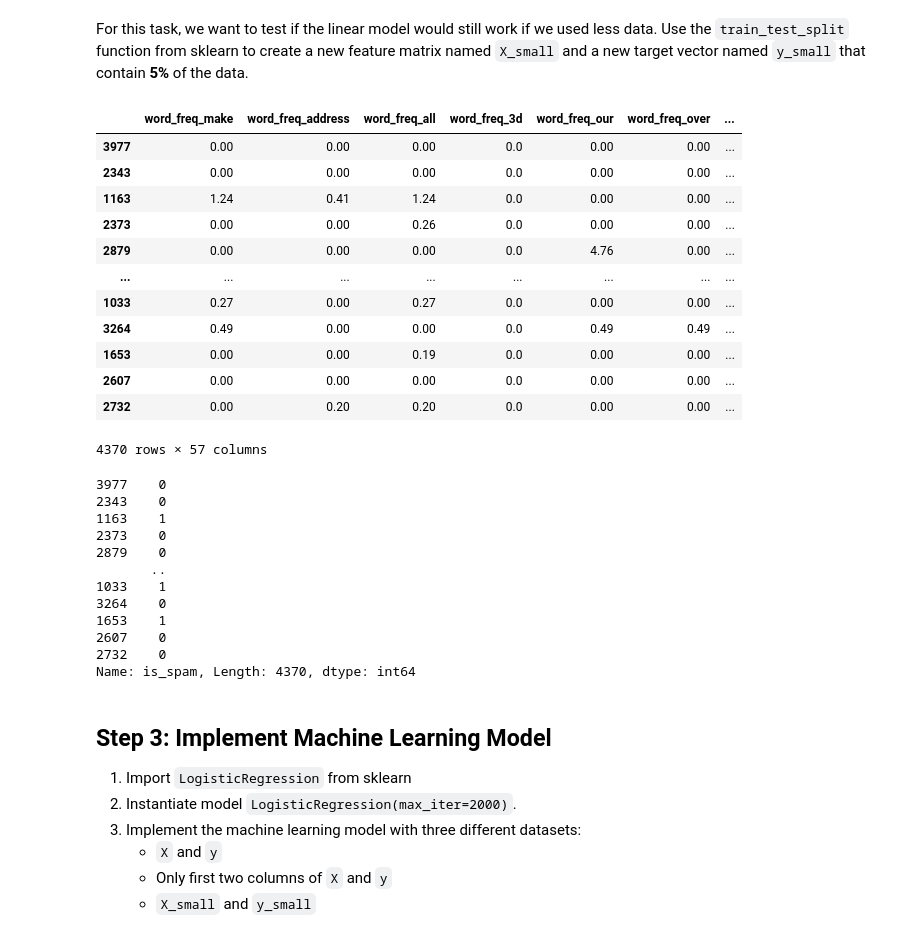
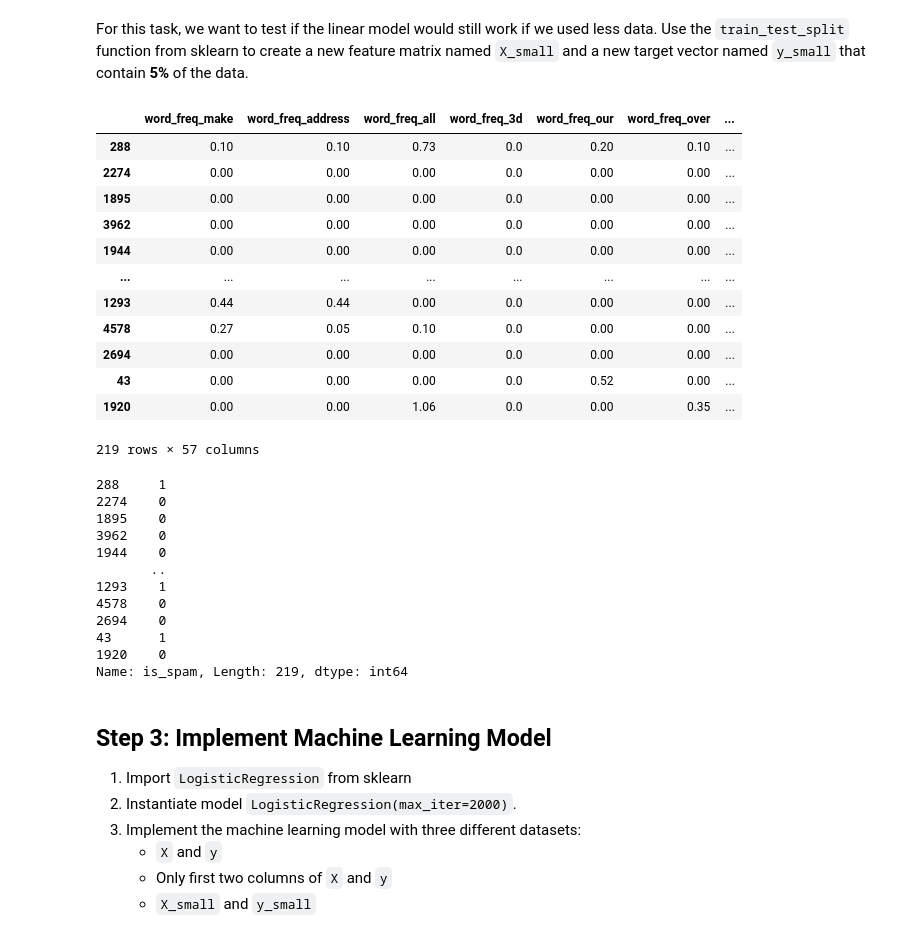
Before and after one commit to yhsben88/ENSF444Assignments, a Jupyter notebook: assignment02/ENSF444_Assignment2.ipynb, the cells around one changed output. Cells and saved outputs as stored; diff of their text form; code cells hidden in the pictures.

```diff
--- a/assignment02/ENSF444_Assignment2.ipynb
+++ b/assignment02/ENSF444_Assignment2.ipynb
@@ -152,37 +152,37 @@ from sklearn.model_selection import train_test_split
 # %%
 # TO DO: Create X_small and y_small
 random_state_seed = 0
-X_small, X_small_test, y_small, y_small_test = train_test_split(X, y, test_size = 0.05, random_state = random_state_seed)
+X_not_small, X_small, y_not_small, y_small = train_test_split(X, y, test_size = 0.05, random_state = random_state_seed)
 X_small
 # %% [output]
 |  | word_freq_make | word_freq_address | word_freq_all | word_freq_3d | word_freq_our | word_freq_over | ... |
-| 3977 | 0.00 | 0.00 | 0.00 | 0.0 | 0.00 | 0.00 | ... |
-| 2343 | 0.00 | 0.00 | 0.00 | 0.0 | 0.00 | 0.00 | ... |
-| 1163 | 1.24 | 0.41 | 1.24 | 0.0 | 0.00 | 0.00 | ... |
-| 2373 | 0.00 | 0.00 | 0.26 | 0.0 | 0.00 | 0.00 | ... |
-| 2879 | 0.00 | 0.00 | 0.00 | 0.0 | 4.76 | 0.00 | ... |
+| 288 | 0.10 | 0.10 | 0.73 | 0.0 | 0.20 | 0.10 | ... |
+| 2274 | 0.00 | 0.00 | 0.00 | 0.0 | 0.00 | 0.00 | ... |
+| 1895 | 0.00 | 0.00 | 0.00 | 0.0 | 0.00 | 0.00 | ... |
+| 3962 | 0.00 | 0.00 | 0.00 | 0.0 | 0.00 | 0.00 | ... |
+| 1944 | 0.00 | 0.00 | 0.00 | 0.0 | 0.00 | 0.00 | ... |
 | ... | ... | ... | ... | ... | ... | ... | ... |
-| 1033 | 0.27 | 0.00 | 0.27 | 0.0 | 0.00 | 0.00 | ... |
-| 3264 | 0.49 | 0.00 | 0.00 | 0.0 | 0.49 | 0.49 | ... |
-| 1653 | 0.00 | 0.00 | 0.19 | 0.0 | 0.00 | 0.00 | ... |
-| 2607 | 0.00 | 0.00 | 0.00 | 0.0 | 0.00 | 0.00 | ... |
-| 2732 | 0.00 | 0.20 | 0.20 | 0.0 | 0.00 | 0.00 | ... |
+| 1293 | 0.44 | 0.44 | 0.00 | 0.0 | 0.00 | 0.00 | ... |
+| 4578 | 0.27 | 0.05 | 0.10 | 0.0 | 0.00 | 0.00 | ... |
+| 2694 | 0.00 | 0.00 | 0.00 | 0.0 | 0.00 | 0.00 | ... |
+| 43 | 0.00 | 0.00 | 0.00 | 0.0 | 0.52 | 0.00 | ... |
+| 1920 | 0.00 | 0.00 | 1.06 | 0.0 | 0.00 | 0.35 | ... |
-4370 rows × 57 columns
+219 rows × 57 columns
 # %%
 y_small
 # %% [output]
-3977    0
-2343    0
-1163    1
-2373    0
-2879    0
+288     1
+2274    0
+1895    0
+3962    0
+1944    0
        ..
-1033    1
-3264    0
-1653    1
-2607    0
-2732    0
-Name: is_spam, Length: 4370, dtype: int64
+1293    1
+4578    0
+2694    0
+43      1
+1920    0
+Name: is_spam, Length: 219, dtype: int64
 # %% [markdown]
 ## **Step 3:** Implement Machine Learning Model
 
```
Also changed, not shown: parts of 1 cell of this notebook.
